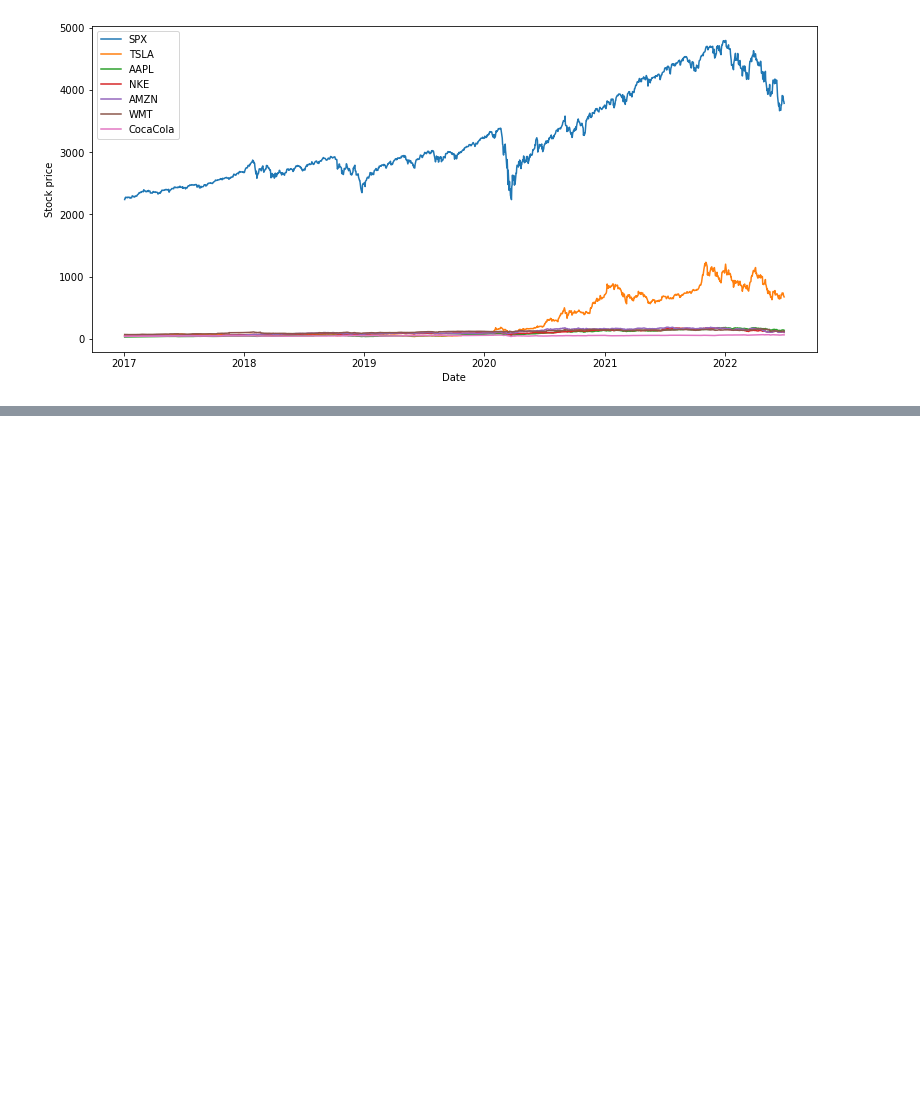
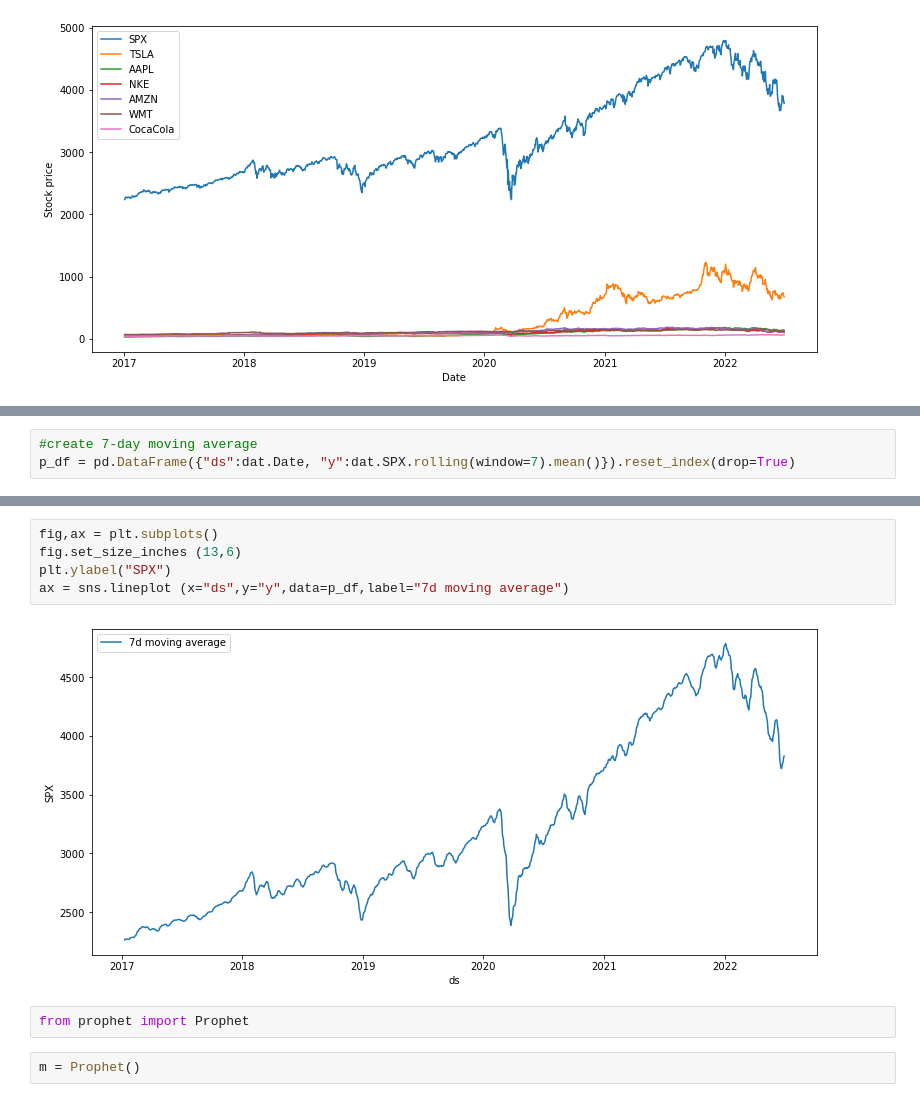
Before and after one commit to EthanBerlant/Jedha_Final_Project, a Jupyter notebook: TimeSeriesAnalysis.ipynb, the cells around one changed output, grey strips where cells are left out. Cells and saved outputs as stored; diff of their text form; blank space fills up the shorter version.

```diff
--- a/TimeSeriesAnalysis.ipynb
+++ b/TimeSeriesAnalysis.ipynb
@@ -83,0 +114,3 @@ ax3 = sns.lineplot (x="Date",y="Gold",data=dat,label="Gold")
+# %%
+#create 7-day moving average
+p_df = pd.DataFrame({"ds":dat.Date, "y":dat.SPX.rolling(window=7).mean()}).reset_index(drop=True)
@@ -83,0 +137,11 @@ ax3 = sns.lineplot (x="Date",y="Gold",data=dat,label="Gold")
+# %%
+fig,ax = plt.subplots()
+fig.set_size_inches (13,6)
+plt.ylabel("SPX")
+ax = sns.lineplot (x="ds",y="y",data=p_df,label="7d moving average")
+# %% [output]
+[figure, added]
+# %%
+from prophet import Prophet
+# %%
+m = Prophet()
```
Also changed, not shown: parts of 11 cells of this notebook.
